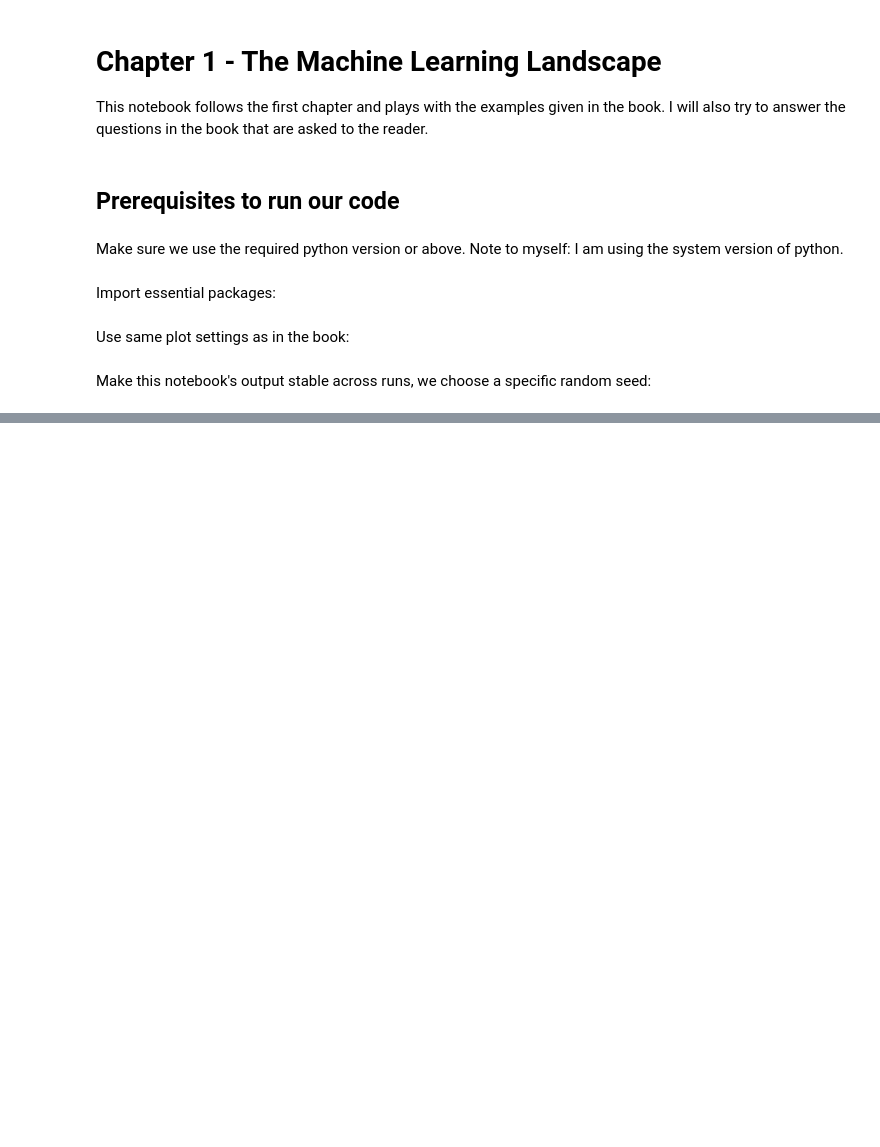
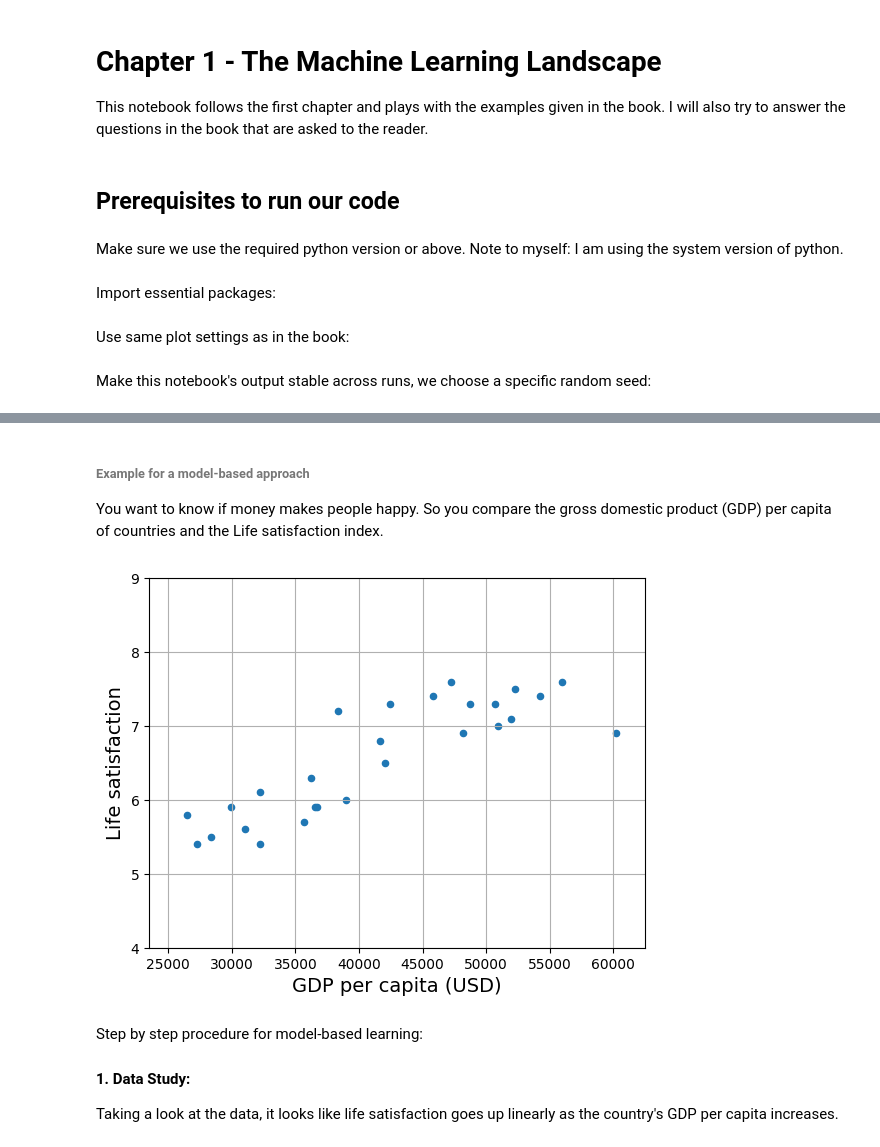
Before and after one commit to preimitz/HandsOnMachineLearning, a Jupyter notebook: notebooks/01_the_machine_learning_landscape.ipynb, the cells around one changed output, grey strips where cells are left out. Cells and saved outputs as stored; diff of their text form; code cells hidden in the pictures; blank space fills up the shorter version.

Commit message:
continued chapter 01 - started linear model

```diff
--- a/notebooks/01_the_machine_learning_landscape.ipynb
+++ b/notebooks/01_the_machine_learning_landscape.ipynb
@@ -142,0 +170,27 @@ The learning system is called an agent which can observe the environment, select
+# %% [markdown]
+###### Example for a model-based approach
+You want to know if money makes people happy. So you compare the gross domestic product (GDP) per capita of countries and the Life satisfaction index.
+# %%
+import matplotlib.pyplot as plt
+import numpy as np
+import pandas as pd
+from sklearn.linear_model import LinearRegression
+
+# Download and prepare the data
+data_root = "https://github.com/ageron/data/raw/main/"
+lifesat = pd.read_csv(data_root + "lifesat/lifesat.csv")
+X = lifesat[["GDP per capita (USD)"]].values
+y = lifesat[["Life satisfaction"]].values
+
+# Visualize the data
+lifesat.plot(kind='scatter', grid=True,
+             x="GDP per capita (USD)", y="Life satisfaction")
+plt.axis([23_500, 62_500, 4, 9])
+plt.show()
+# %% [output]
+[figure, added]
+# %% [markdown]
+Step by step procedure for model-based learning:
+#### 1. Data Study:
+
+Taking a look at the data, it looks like life satisfaction goes up linearly as the country's GDP per capita increases.
```
Also changed, not shown: parts of 3 cells of this notebook.
